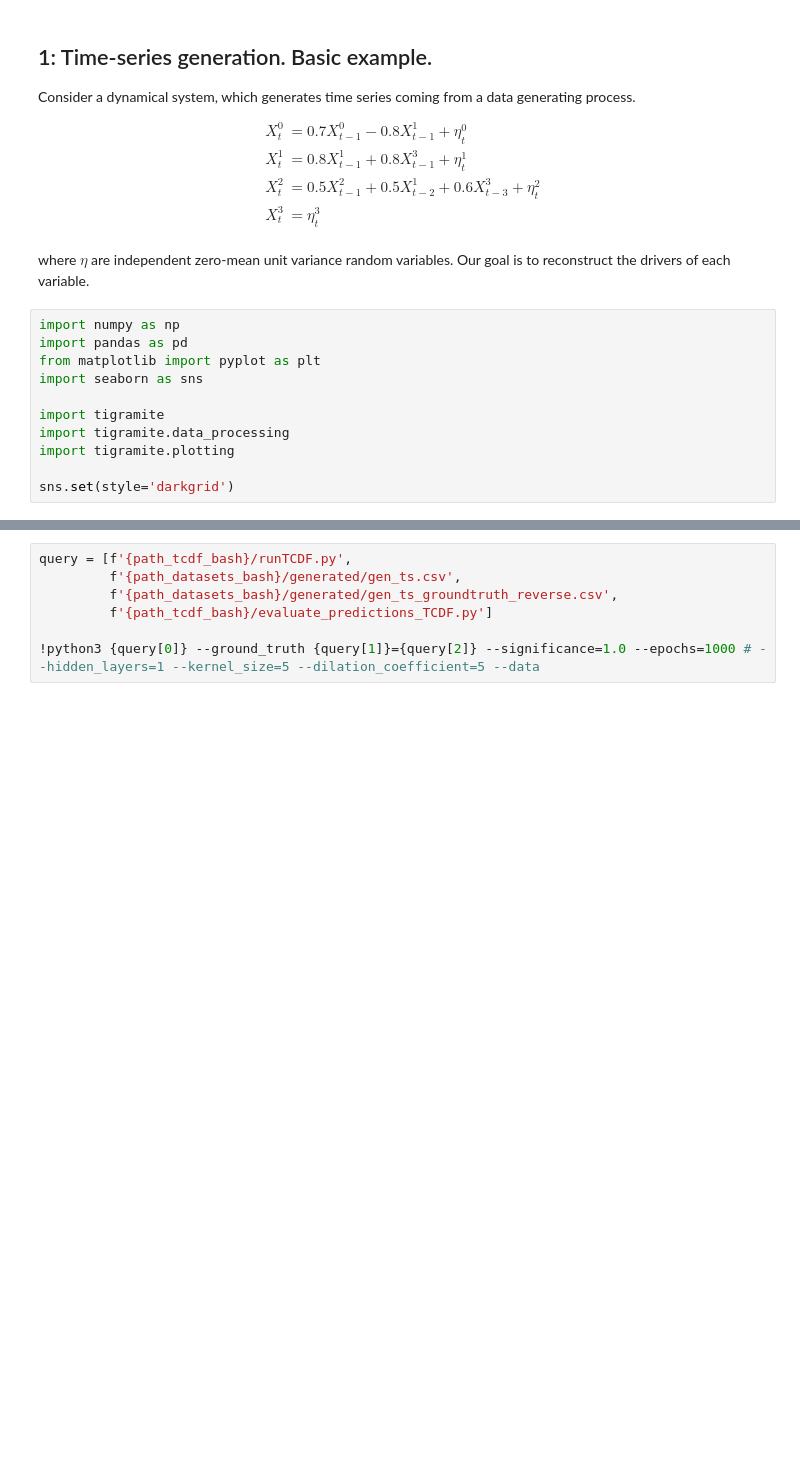
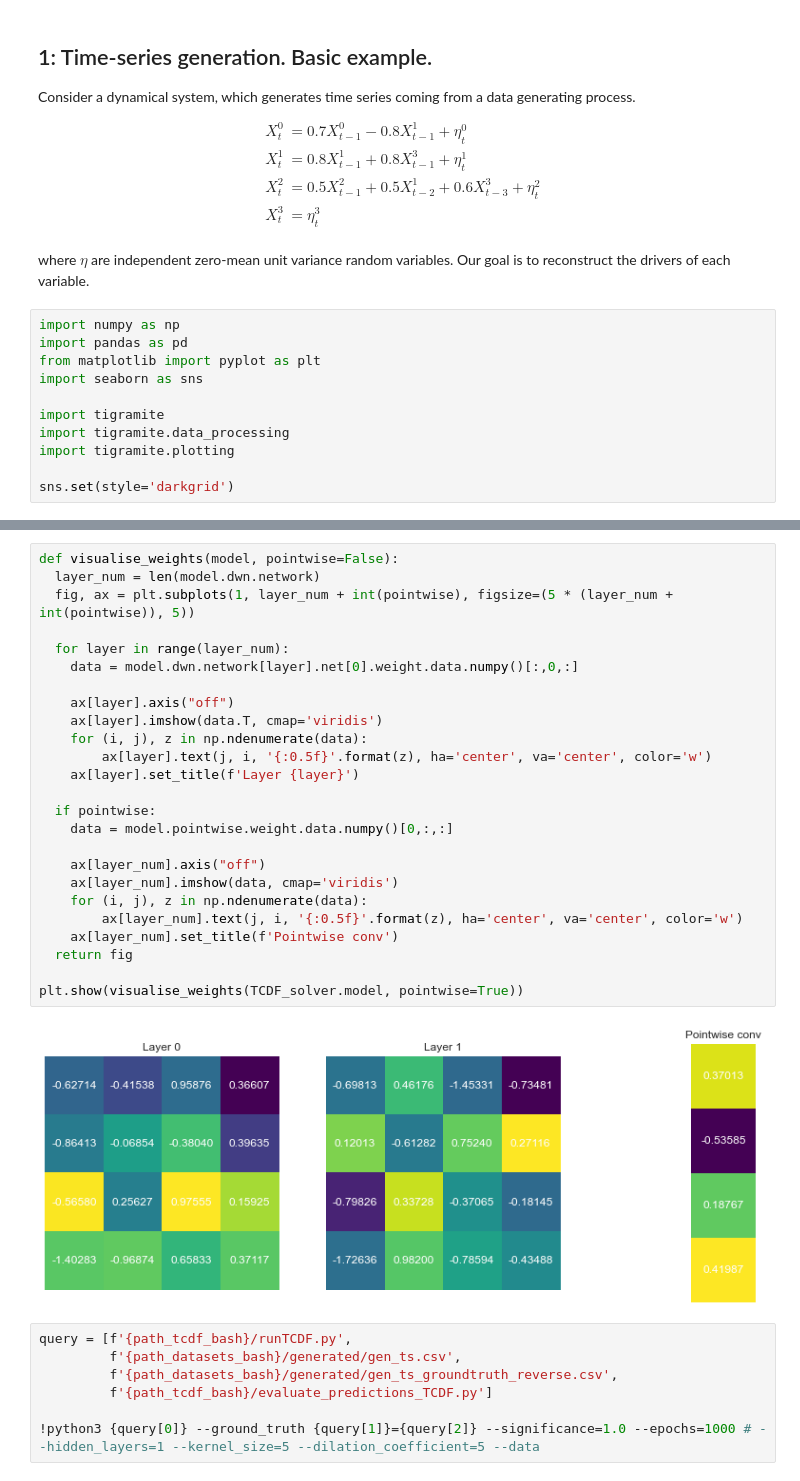
Before and after one commit to sataset/TCDF-mod, a Jupyter notebook: jupyter-notebooks/TCDF-mod-test.ipynb, the cells around one changed output, grey strips where cells are left out. Saved outputs shown, nothing was run; the diff lists cells and outputs as text; blank space fills up the shorter version.

```diff
--- a/jupyter-notebooks/TCDF-mod-test.ipynb
+++ b/jupyter-notebooks/TCDF-mod-test.ipynb
@@ -145,3 +195,30 @@ np.savetxt(path_datasets + '/generated/gen_ts.csv', data, header='x0,x1,x2,x3',
+# %%
+def visualise_weights(model, pointwise=False):
+  layer_num = len(model.dwn.network)
+  fig, ax = plt.subplots(1, layer_num + int(pointwise), figsize=(5 * (layer_num + int(pointwise)), 5))
+
+  for layer in range(layer_num):
+    data = model.dwn.network[layer].net[0].weight.data.numpy()[:,0,:]
+
+    ax[layer].axis("off")
+    ax[layer].imshow(data.T, cmap='viridis')
+    for (i, j), z in np.ndenumerate(data):
+        ax[layer].text(j, i, '{:0.5f}'.format(z), ha='center', va='center', color='w')
+    ax[layer].set_title(f'Layer {layer}')
+
+  if pointwise:
+    data = model.pointwise.weight.data.numpy()[0,:,:]
+
+    ax[layer_num].axis("off")
+    ax[layer_num].imshow(data, cmap='viridis')
+    for (i, j), z in np.ndenumerate(data):
+        ax[layer_num].text(j, i, '{:0.5f}'.format(z), ha='center', va='center', color='w')
+    ax[layer_num].set_title(f'Pointwise conv')
+  return fig
+
+plt.show(visualise_weights(TCDF_solver.model, pointwise=True))
+# %% [output]
+[figure, added]
 # %%
 query = [f'{path_tcdf_bash}/runTCDF.py',
          f'{path_datasets_bash}/generated/gen_ts.csv',
```
Also changed, not shown: parts of 7 cells of this notebook, 1 other file.
